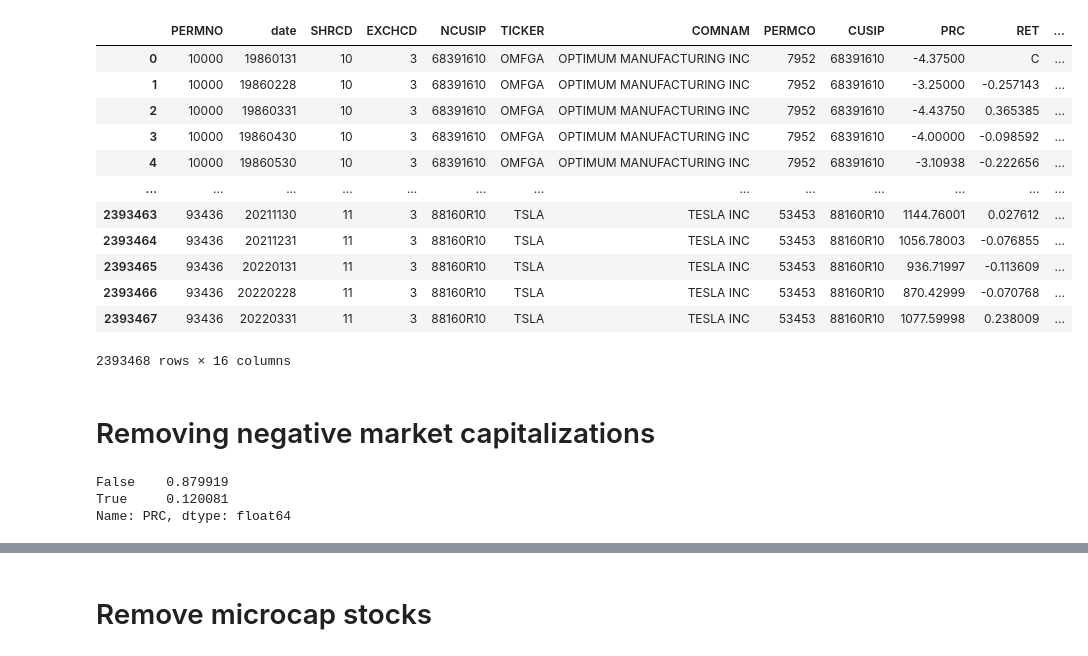
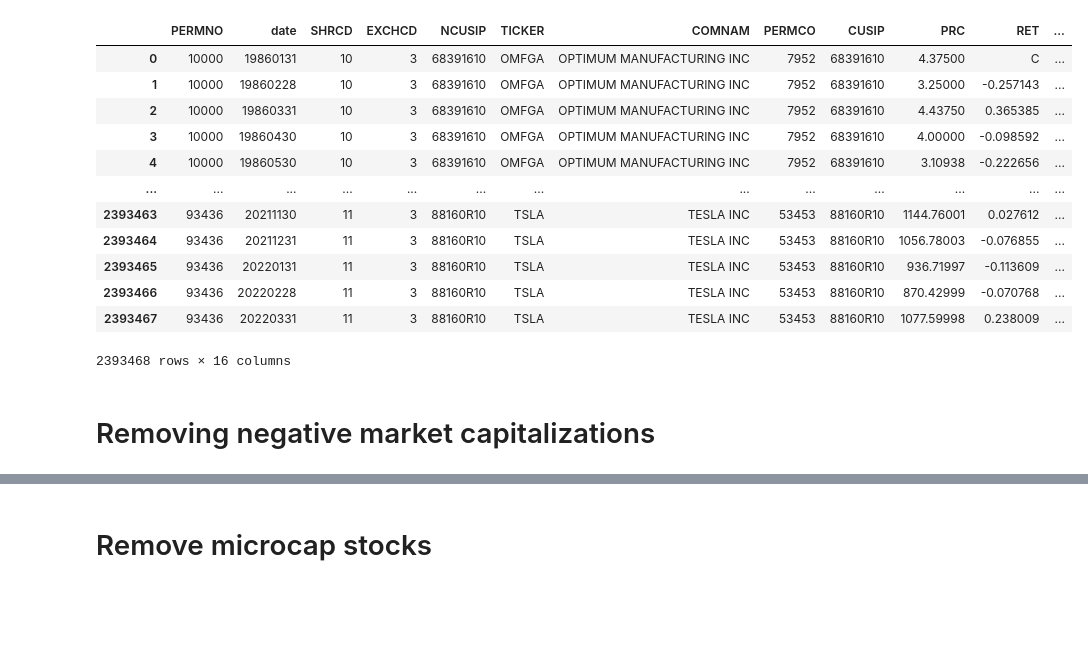
Before and after one commit to ghali-diouri/RA1, a Jupyter notebook: CRSP.ipynb, the cells around one changed output, grey strips where cells are left out. Saved outputs shown, nothing was run; the diff lists cells and outputs as text; code cells hidden in the pictures; blank space fills up the shorter version.

```diff
--- a/CRSP.ipynb
+++ b/CRSP.ipynb
@@ -5,21 +6,26 @@ import plotly.express as px
 # %%
 data = pd.read_csv('data.csv')
-# %%
-data['marketcap'] = (data['PRC'] * data['SHROUT'])
-data
-# %% [output]
-|  | PERMNO | date | SHRCD | EXCHCD | NCUSIP | TICKER | COMNAM | PERMCO | CUSIP | PRC | RET | ... |
-| 0 | 10000 | 19860131 | 10 | 3 | 68391610 | OMFGA | OPTIMUM MANUFACTURING INC | 7952 | 68391610 | -4.37500 | C | ... |
-| 1 | 10000 | 19860228 | 10 | 3 | 68391610 | OMFGA | OPTIMUM MANUFACTURING INC | 7952 | 68391610 | -3.25000 | -0.257143 | ... |
-| 2 | 10000 | 19860331 | 10 | 3 | 68391610 | OMFGA | OPTIMUM MANUFACTURING INC | 7952 | 68391610 | -4.43750 | 0.365385 | ... |
-| 3 | 10000 | 19860430 | 10 | 3 | 68391610 | OMFGA | OPTIMUM MANUFACTURING INC | 7952 | 68391610 | -4.00000 | -0.098592 | ... |
-| 4 | 10000 | 19860530 | 10 | 3 | 68391610 | OMFGA | OPTIMUM MANUFACTURING INC | 7952 | 68391610 | -3.10938 | -0.222656 | ... |
-| ... | ... | ... | ... | ... | ... | ... | ... | ... | ... | ... | ... | ... |
-| 2393463 | 93436 | 20211130 | 11 | 3 | 88160R10 | TSLA | TESLA INC | 53453 | 88160R10 | 1144.76001 | 0.027612 | ... |
-| 2393464 | 93436 | 20211231 | 11 | 3 | 88160R10 | TSLA | TESLA INC | 53453 | 88160R10 | 1056.78003 | -0.076855 | ... |
-| 2393465 | 93436 | 20220131 | 11 | 3 | 88160R10 | TSLA | TESLA INC | 53453 | 88160R10 | 936.71997 | -0.113609 | ... |
-| 2393466 | 93436 | 20220228 | 11 | 3 | 88160R10 | TSLA | TESLA INC | 53453 | 88160R10 | 870.42999 | -0.070768 | ... |
-| 2393467 | 93436 | 20220331 | 11 | 3 | 88160R10 | TSLA | TESLA INC | 53453 | 88160R10 | 1077.59998 | 0.238009 | ... |
-2393468 rows × 16 columns
+# %%
+data['marketcap'] = (data['PRC'] * data['SHROUT'])
+data['PRC'] = data['PRC'].apply(lambda x : abs(x))
+data['date1'] = data['date'].apply(lambda x : pd.Timestamp(str(x)))
+data['RET1'] = data['RET'].replace('C',0).astype(float)
+# %%
+df = data
+df
+# %% [output]
+|  | PERMNO | date | SHRCD | EXCHCD | NCUSIP | TICKER | COMNAM | PERMCO | CUSIP | PRC | RET | ... |
+| 0 | 10000 | 19860131 | 10 | 3 | 68391610 | OMFGA | OPTIMUM MANUFACTURING INC | 7952 | 68391610 | 4.37500 | C | ... |
+| 1 | 10000 | 19860228 | 10 | 3 | 68391610 | OMFGA | OPTIMUM MANUFACTURING INC | 7952 | 68391610 | 3.25000 | -0.257143 | ... |
+| 2 | 10000 | 19860331 | 10 | 3 | 68391610 | OMFGA | OPTIMUM MANUFACTURING INC | 7952 | 68391610 | 4.43750 | 0.365385 | ... |
+| 3 | 10000 | 19860430 | 10 | 3 | 68391610 | OMFGA | OPTIMUM MANUFACTURING INC | 7952 | 68391610 | 4.00000 | -0.098592 | ... |
+| 4 | 10000 | 19860530 | 10 | 3 | 68391610 | OMFGA | OPTIMUM MANUFACTURING INC | 7952 | 68391610 | 3.10938 | -0.222656 | ... |
+| ... | ... | ... | ... | ... | ... | ... | ... | ... | ... | ... | ... | ... |
+| 2393463 | 93436 | 20211130 | 11 | 3 | 88160R10 | TSLA | TESLA INC | 53453 | 88160R10 | 1144.76001 | 0.027612 | ... |
+| 2393464 | 93436 | 20211231 | 11 | 3 | 88160R10 | TSLA | TESLA INC | 53453 | 88160R10 | 1056.78003 | -0.076855 | ... |
+| 2393465 | 93436 | 20220131 | 11 | 3 | 88160R10 | TSLA | TESLA INC | 53453 | 88160R10 | 936.71997 | -0.113609 | ... |
+| 2393466 | 93436 | 20220228 | 11 | 3 | 88160R10 | TSLA | TESLA INC | 53453 | 88160R10 | 870.42999 | -0.070768 | ... |
+| 2393467 | 93436 | 20220331 | 11 | 3 | 88160R10 | TSLA | TESLA INC | 53453 | 88160R10 | 1077.59998 | 0.238009 | ... |
+2393468 rows × 16 columns
 # %% [markdown]
 # Removing negative market capitalizations
@@ -29,6 +31,0 @@ data['RET1'] = data['RET'].replace('C',0).astype(float)
-# %%
-(data['PRC'] < 0).value_counts(normalize= True)
-# %% [output]
-False    0.879919
-True     0.120081
-Name: PRC, dtype: float64
```
Also changed, not shown: parts of 23 cells of this notebook, 1 other file.
